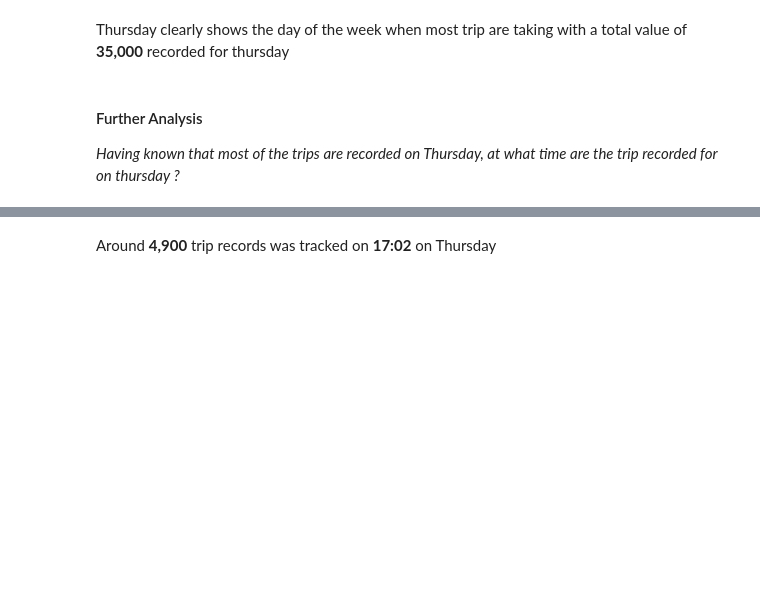
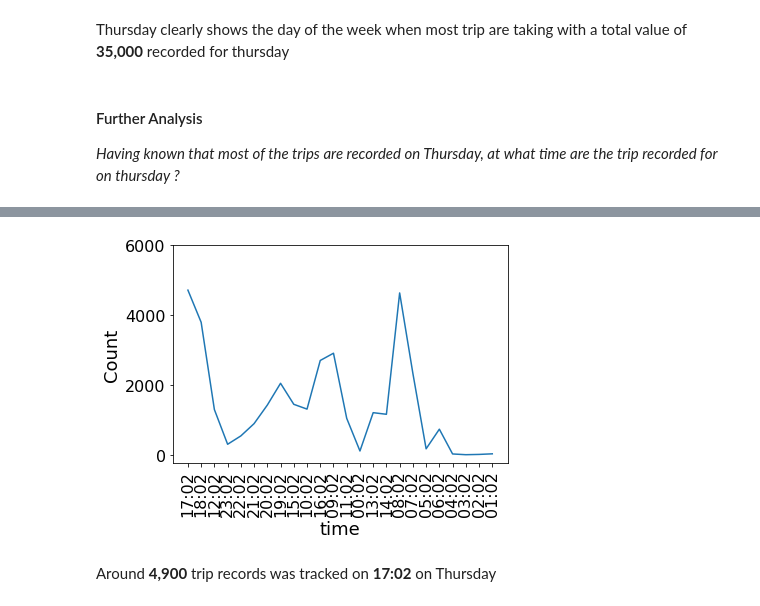
Before and after one commit to spaceofmiah/alx-data-analysis--ford-gobike-sharing-system, a Jupyter notebook: exploratory.ipynb, the cells around one changed output, grey strips where cells are left out. Saved outputs shown, nothing was run; the diff lists cells and outputs as text; code cells hidden in the pictures; blank space fills up the shorter version.

Commit message:
Add a line plot

```diff
--- a/exploratory.ipynb
+++ b/exploratory.ipynb
@@ -429,3 +459,9 @@ plt.xticks(rotation=90);
+# %%
+sb.lineplot(x=bb.time, y=bb.Count, color=color_palette)
+plt.yticks([0, 2000, 4000, 6000])
+plt.xticks(rotation=90);
+# %% [output]
+[figure, added]
 # %% [markdown]
 Around **4,900** trip records was tracked on **17:02** on Thursday
 # %% [markdown]
```
Also changed, not shown: parts of 21 cells of this notebook, 1 other file.
